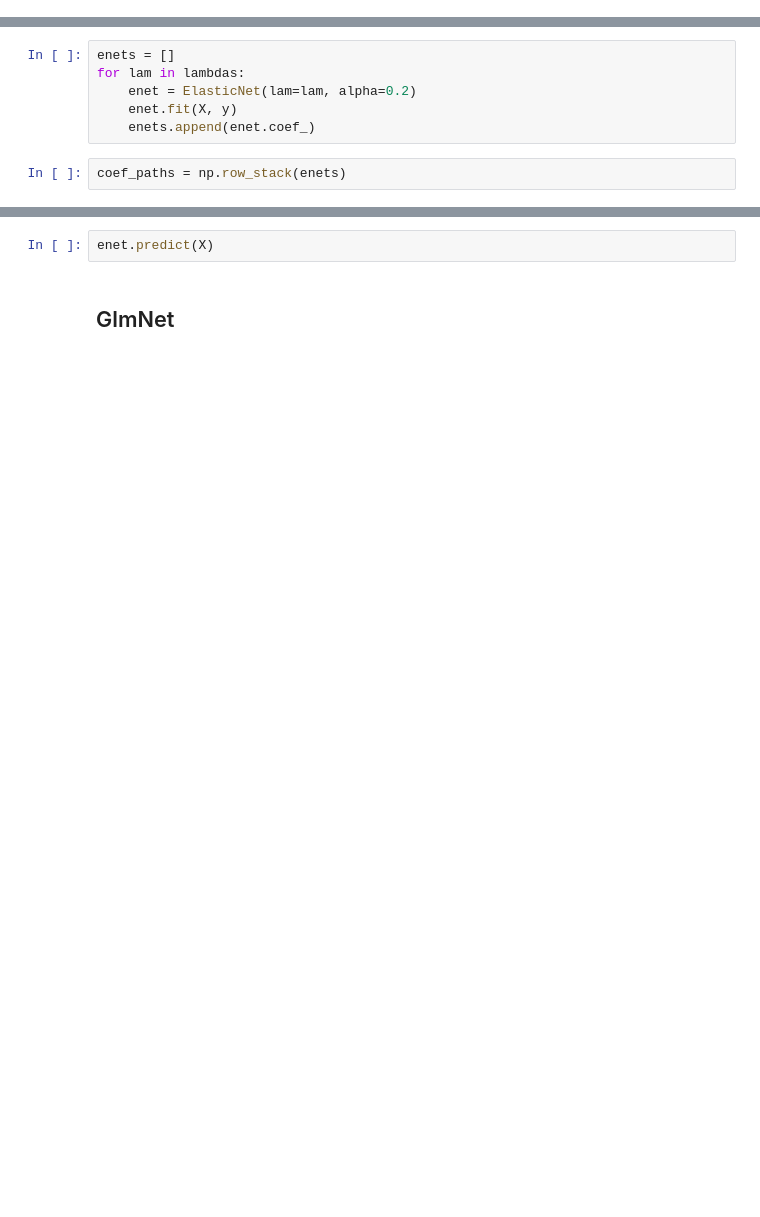
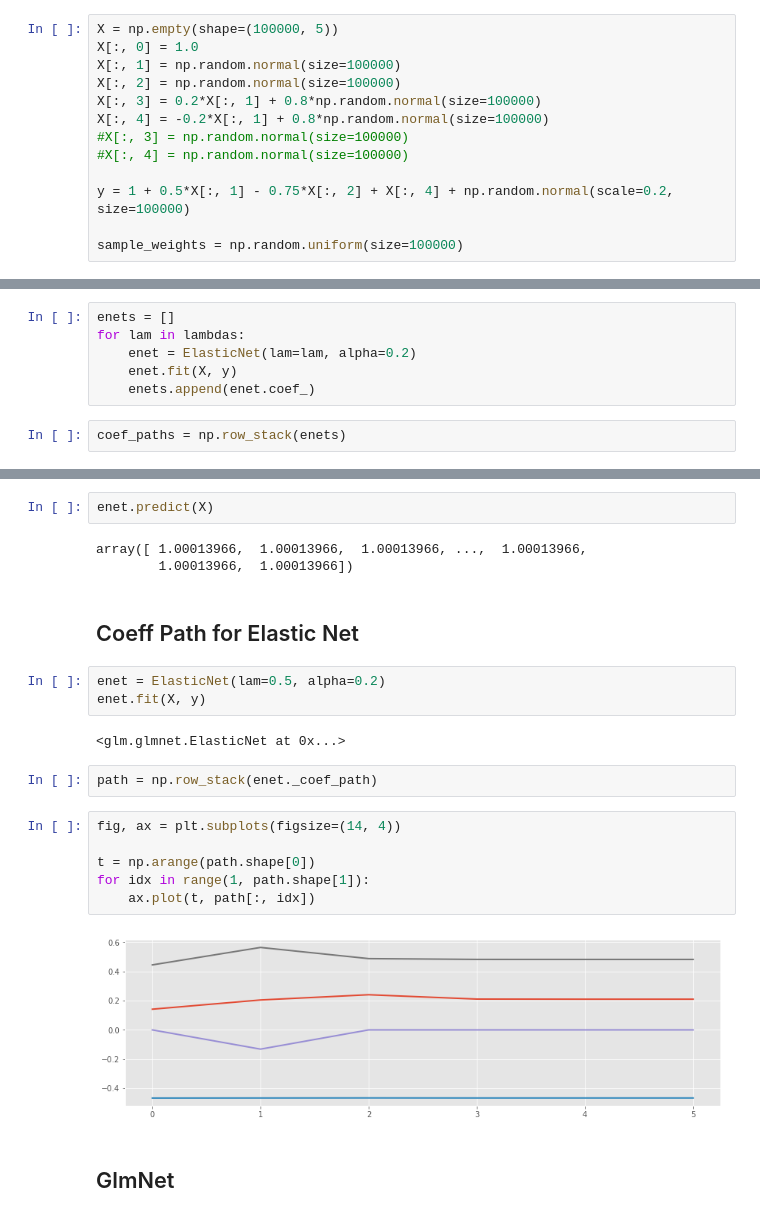
Before and after one commit to madrury/py-glm, a Jupyter notebook: examples/glmnet-examples.ipynb, the cells around one changed output, grey strips where cells are left out. Cells and saved outputs as stored; diff of their text form; blank space fills up the shorter version.

```diff
--- a/examples/glmnet-examples.ipynb
+++ b/examples/glmnet-examples.ipynb
@@ -10,6 +10,19 @@ from sklearn.preprocessing import StandardScaler
 import matplotlib.pyplot as plt
 
 plt.style.use('ggplot')
+# %%
+X = np.empty(shape=(100000, 5))
+X[:, 0] = 1.0
+X[:, 1] = np.random.normal(size=100000)
+X[:, 2] = np.random.normal(size=100000)
+X[:, 3] = 0.2*X[:, 1] + 0.8*np.random.normal(size=100000)
+X[:, 4] = -0.2*X[:, 1] + 0.8*np.random.normal(size=100000)
+#X[:, 3] = np.random.normal(size=100000)
+#X[:, 4] = np.random.normal(size=100000)
+
+y = 1 + 0.5*X[:, 1] - 0.75*X[:, 2] + X[:, 4] + np.random.normal(scale=0.2, size=100000)
+
+sample_weights = np.random.uniform(size=100000)
 # %%
 #s = StandardScaler()
 #X = s.fit_transform(X)
@@ -47,5 +84,25 @@ for idx in range(coef_paths.shape[1]):
 # %%
 enet.predict(X)
+# %% [output]
+array([ 1.00013966,  1.00013966,  1.00013966, ...,  1.00013966,
+        1.00013966,  1.00013966])
+# %% [markdown]
+## Coeff Path for Elastic Net
+# %%
+enet = ElasticNet(lam=0.5, alpha=0.2)
+enet.fit(X, y)
+# %% [output]
+<glm.glmnet.ElasticNet at 0x...>
+# %%
+path = np.row_stack(enet._coef_path)
+# %%
+fig, ax = plt.subplots(figsize=(14, 4))
+
+t = np.arange(path.shape[0])
+for idx in range(1, path.shape[1]):
+    ax.plot(t, path[:, idx])
+# %% [output]
+[figure, added]
 # %% [markdown]
 ## GlmNet
 # %%
```
Also changed, not shown: parts of 22 cells of this notebook, 1 other file.
